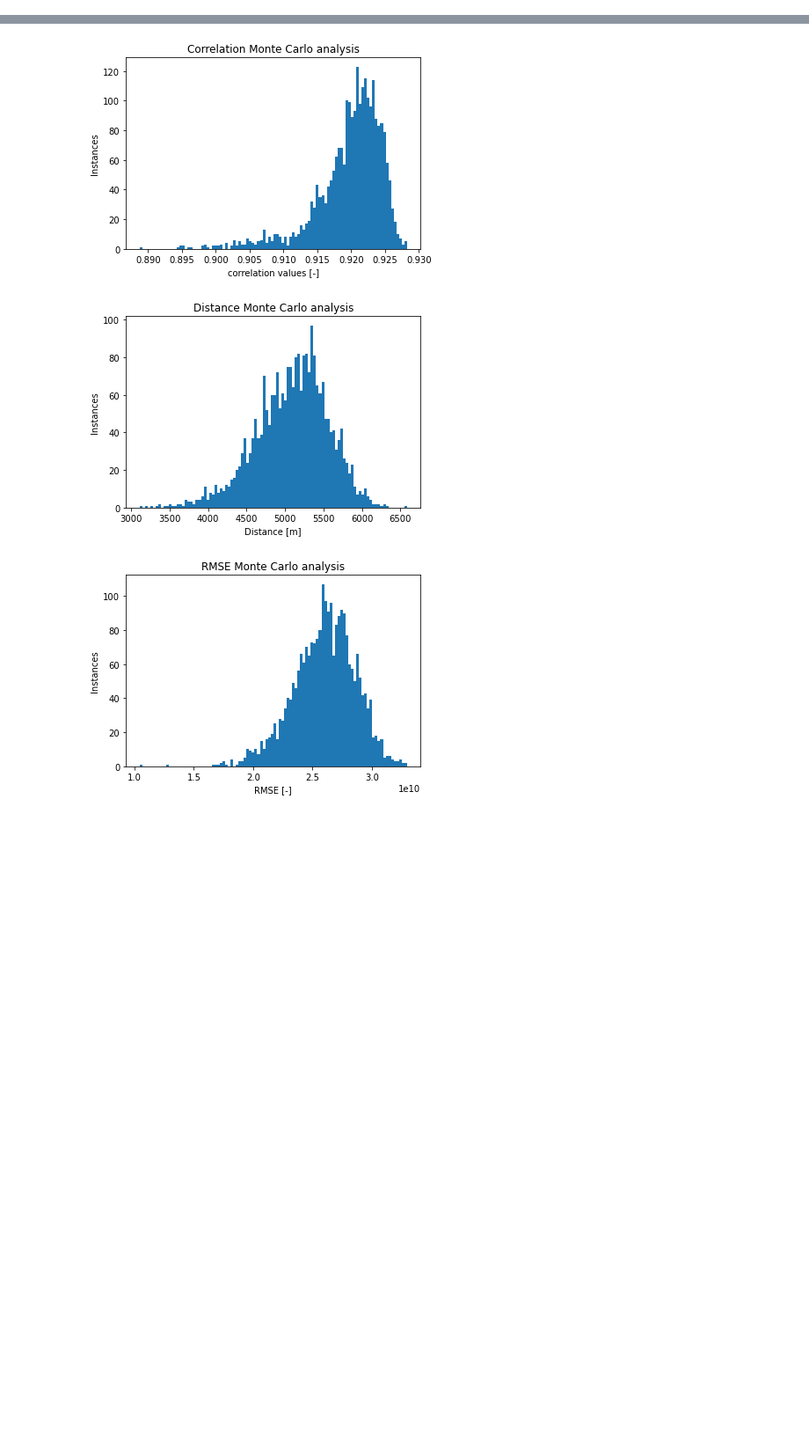
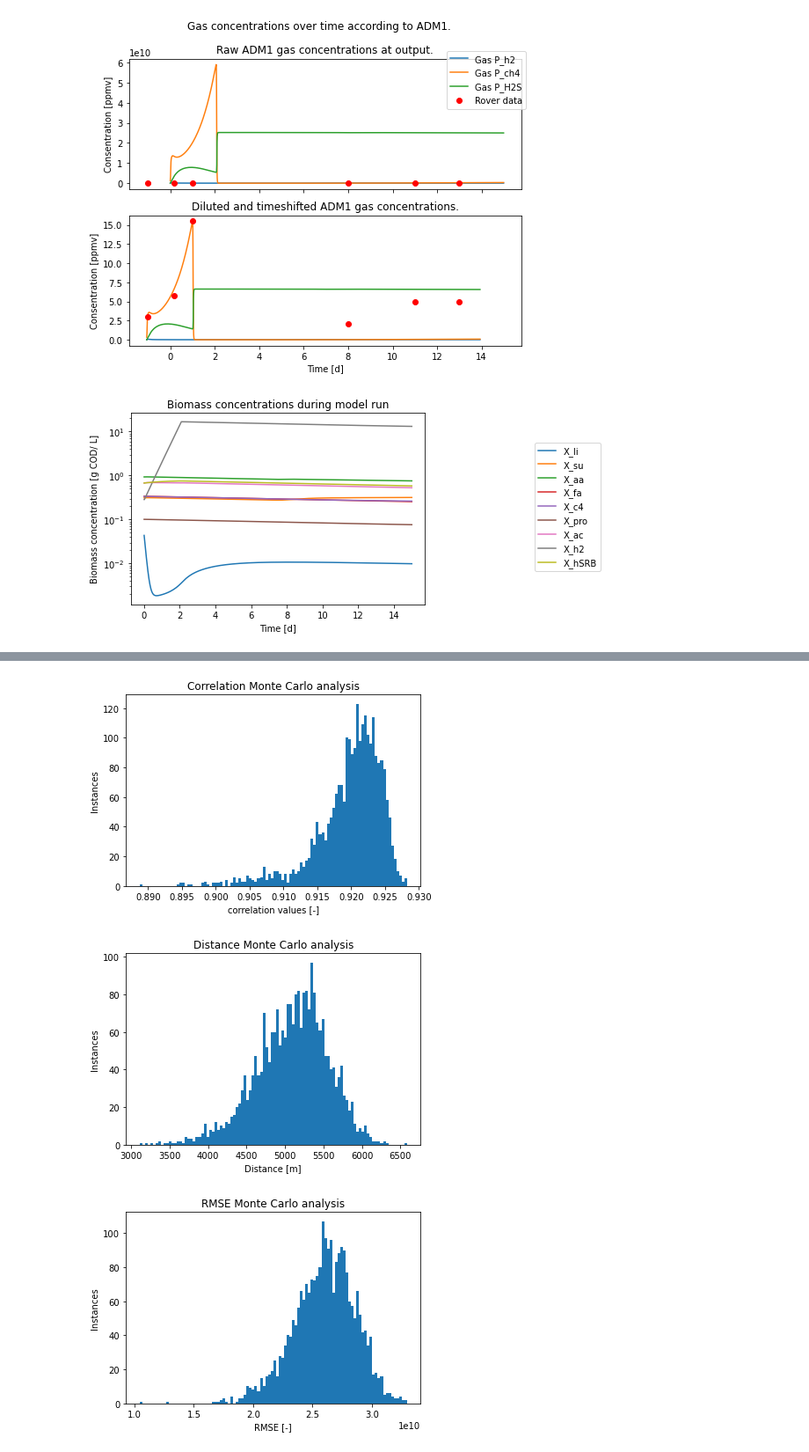
Before and after one commit to DylanDVerburg/ADM1_MRA, a Jupyter notebook: sensitivity_test.ipynb, the cells around one changed output, grey strips where cells are left out. Shown at 88% size. Cells and saved outputs as stored; diff of their text form; code cells hidden in the pictures; blank space fills up the shorter version.

```diff
--- a/sensitivity_test.ipynb
+++ b/sensitivity_test.ipynb
@@ -148,0 +183,4 @@ x_std = np.array(x_avr) / 4
+# %%
+#generate simulation results with the initial conditions
+example_instance = ADM1_instance()
+solution, gasses, t_sim = example_instance.dyn_sim(15, resolution = 100)
@@ -148,0 +198,58 @@ x_std = np.array(x_avr) / 4
+# %%
+#plot the biomass and gas production in an example case
+
+#change unit of the gasses to ppbv under Mars atmosphere
+P_gasses = ['P_h2', 'P_ch4', 'P_H2S']
+advanced_gasses = gasses[P_gasses]
+advanced_gasses /= Mars_atmosphere[-1][-1] * 10e-9 #convert to ppbv
+
+#use the non-diluting dilution algorthm to find a distance and timeshift value
+dilluted_gasses, r_dist, dt = dilution(example_instance, advanced_gasses, CH4_observations, t_sim, t_rover)
+
+#plot gas outputs
+figure, axe = plt.subplots(2, sharex=True, figsize=(8, 6))
+figure.suptitle('Gas concentrations over time according to ADM1.')
+axe[0].set_title("Raw ADM1 gas concentrations at output.")
+axe[1].set_title("Diluted and timeshifted ADM1 gas concentrations.")
+
+for i in range(len(advanced_gasses.keys())):
+    axe[0].plot(t_sim[:-1], advanced_gasses.iloc[:,i], label = f'Gas {advanced_gasses.keys()[i]}')
+    axe[1].plot(t_sim[:-1]-dt, dilluted_gasses.iloc[:,i])
+
+axe[0].plot(expected.loc['x'], expected.loc['y'] ,'ro', label = 'Rover data')
+axe[1].plot(expected.loc['x'], expected.loc['y'] ,'ro')
+
+for axe in axe.flat:
+    axe.set(ylabel='Consentration [ppmv]', xlabel='Time [d]')
+    axe.label_outer()
+figure.legend(loc = 4, bbox_to_anchor=(0.88, 0.7))
+
+plt.savefig('gas_example.png')
+
+keys = solution.keys()[17:25].to_list()
+keys.append(solution.keys()[26])
+
+key_names = ["Lipid consuming",
+             "Sugar consuming",
+             "Amino acid consuming",
+             "Fatty acid consuming",
+             "C4 consuming",
+             "Propionate consuming",
+             "Acetoclastic methanogens",
+             "Hydrogenotrophic",
+             "Sulphate reducers"]
+
+fig = plt.figure()
+plt.title('Biomass concentrations during model run')
+plt.ylabel('Biomass concentration [g COD/ L]')
+plt.xlabel('Time [d]')
+ax = fig.add_subplot(1, 1,1)
+for i in range(len(keys)):
+    ax.plot(t_sim, solution.loc[:,keys[i]], label = key_names[i])
+
+ax.set_yscale('log')
+plt.legend( loc=4, bbox_to_anchor=(1.61, 0.15))
+plt.savefig('biomass_example.png')
+# %% [output]
+[figure, added]
+[figure, added]
```
Also changed, not shown: parts of 10 cells of this notebook, 1 other file.
